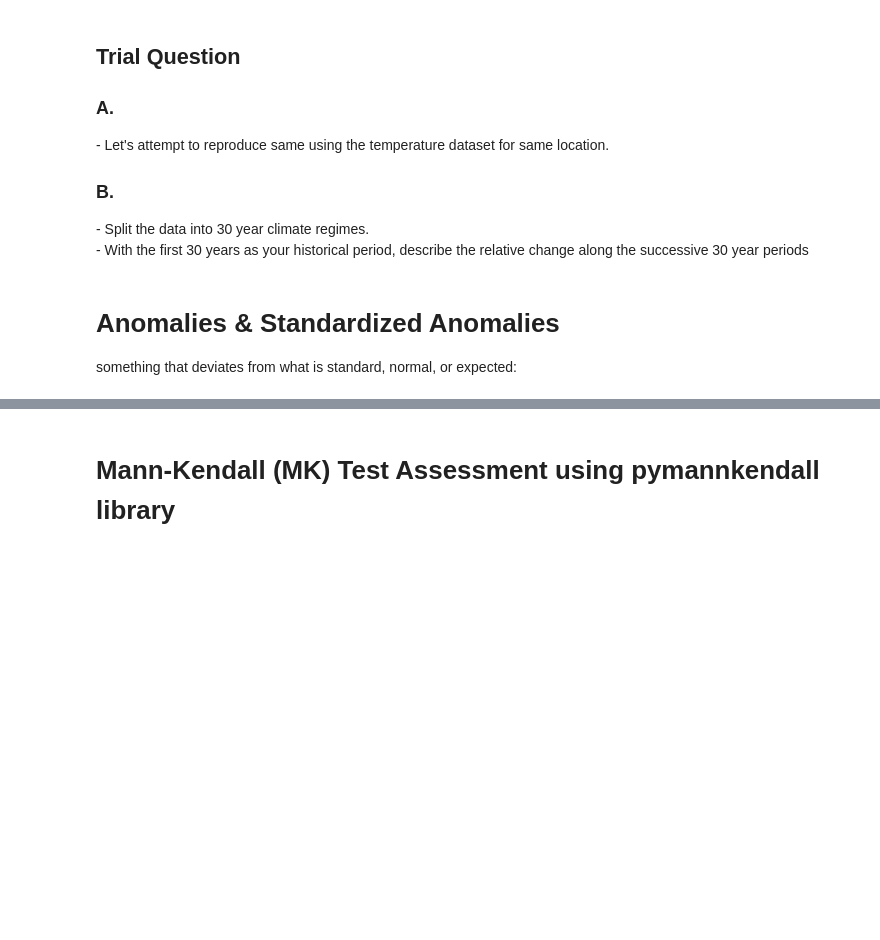
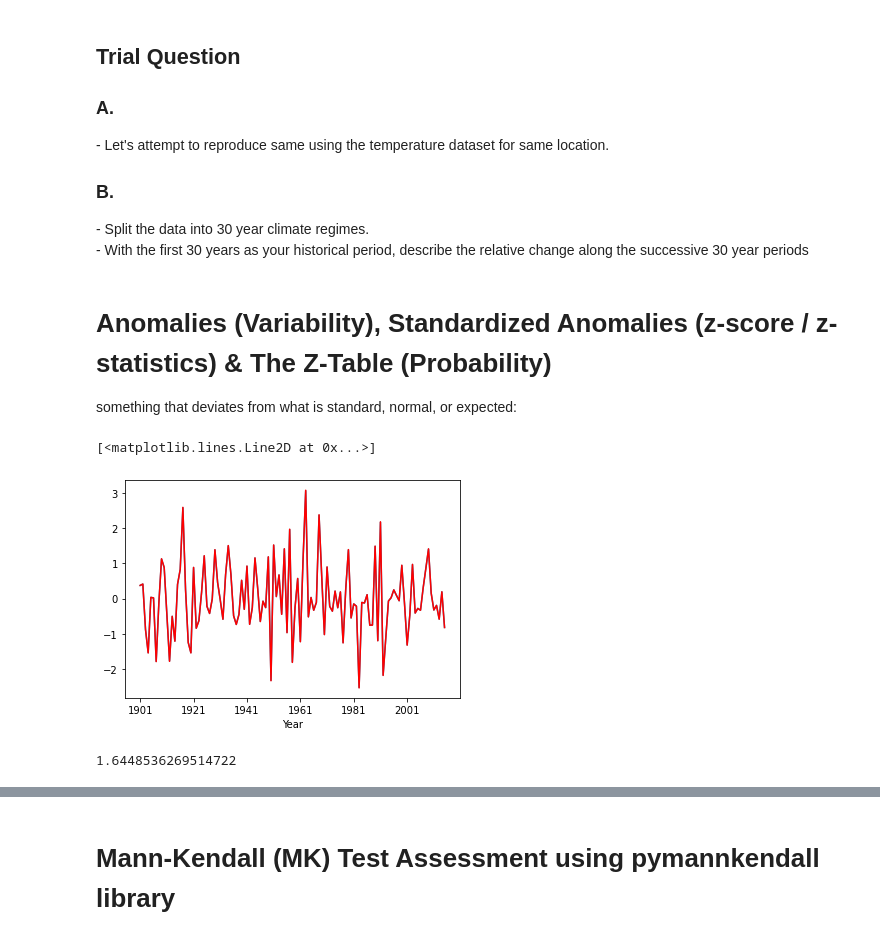
Before and after one commit to jeffjay88/WASCAL_SCourse_Statistics_2022, a Jupyter notebook: SCourse_Data_Statistics.ipynb, the cells around one changed output, grey strips where cells are left out. Drawn from its saved outputs; the diff is of its cells as text; code cells hidden in the pictures; blank space fills up the shorter version.

```diff
--- a/SCourse_Data_Statistics.ipynb
+++ b/SCourse_Data_Statistics.ipynb
@@ -225,7 +252,7 @@ import matplotlib.patches as mpatches
 # %%
 df_data = pd.read_csv('data/Tamale_CRU_rainfall.csv')
 
-df_data['Year'] = df_data.PRE.dropna().astype('int')
+df_data['Year'] = df_data.PRE.dropna().astype('int').astype('str')
 df_data = df_data.drop(['PRE','Unnamed: 13'], axis=1).set_index('Year')
 df_RR = df_data.dropna()
 # %%
@@ -282,7 +337,7 @@ axes[1].set_ylabel('Change [mm]', fontsize=12)
     - Split the data into 30 year climate regimes. <br />
     - With the first 30 years as your historical period, describe the relative change along the successive 30 year periods
 # %% [markdown]
-# Anomalies & Standardized Anomalies
+# Anomalies (Variability), Standardized Anomalies (z-score / z-statistics) & The Z-Table (Probability)
 
 something that deviates from what is standard, normal, or expected:
 # %%
@@ -292,0 +358,11 @@ df_RR_anom = anomaly(df_RR.sum(axis=1))
+# %%
+from scipy import stats
+df_RR_std_anom.plot()
+plt.plot(stats.zscore(df_RR.sum(axis=1)).to_numpy().flatten(), color='r')
+# %% [output]
+[<matplotlib.lines.Line2D at 0x...>]
+[figure, added]
+# %%
+prob(df_RR,alpha=0.1, n_sided=2)
+# %% [output]
+1.6448536269514722
```
Also changed, not shown: parts of 203 cells of this notebook.
